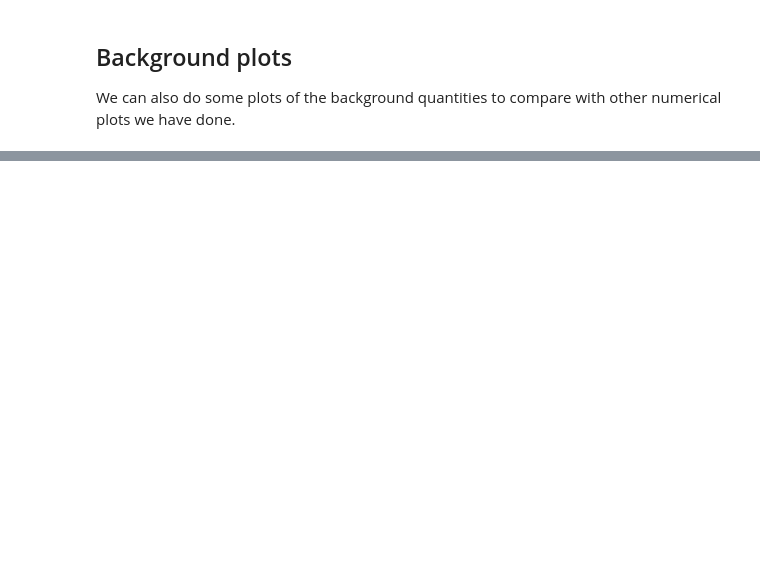
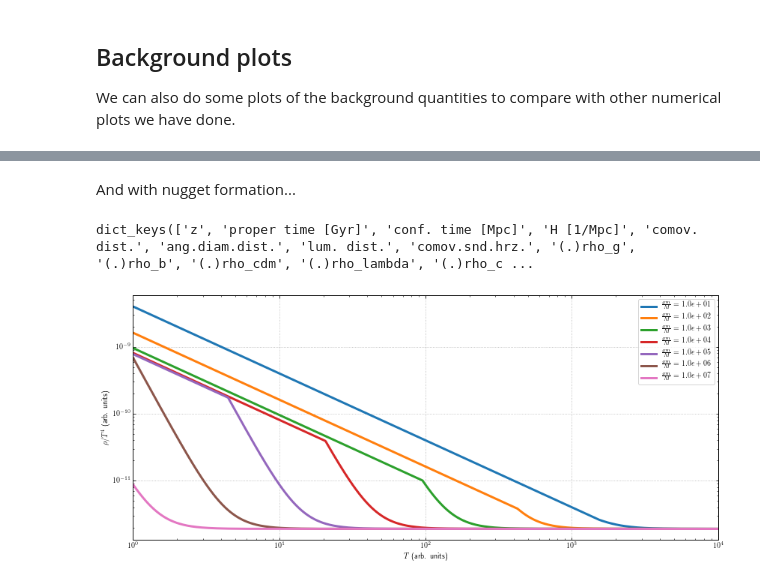
Before and after one commit to jsalvado/class_public, a Jupyter notebook: notebooks/longrange_checks.ipynb, the cells around one changed output, grey strips where cells are left out. Drawn from its saved outputs; the diff is of its cells as text; code cells hidden in the pictures; blank space fills up the shorter version.

```diff
--- a/notebooks/longrange_checks.ipynb
+++ b/notebooks/longrange_checks.ipynb
@@ -323,3 +323,30 @@ plt.legend();
+# %% [markdown]
+And with nugget formation...
+# %%
+plt.ylabel(r"$\rho/T^4$ (arb. units)")
+plt.xlabel(r"$T$ (arb. units)")
+plt.xscale("log")
+plt.yscale("log")
+plt.xlim(1, 1e4)
+for g_over_M in np.geomspace(1e1, 1e7, 7):
+    lrs_bkg.set({'lrs_m_F': 1, # Mass of the sourcing fermion [eV]
+                 'lrs_g_over_M': g_over_M, # Coupling divided by the scalar mass [eV^-1]
+                 'lrs_g_F': 6, # Number of fermionic degrees of freedom
+                 'lrs_T_F': 0.716486, # Ratio among the fermionic and photon temperatures. This is (4/11)^1/3 * (N_eff/3)^1/4})
+                 'lrs_M_phi': 0.01, # Scalar mass [eV]
+         'longrangescalar': 'y',
+         'longrangescalar_pt' : 'no',
+         'longrangescalar_nuggets' : 'y'
+                })
+    lrs_bkg.compute()
+    bkg = lrs_bkg.get_background()
+
+    plt.plot(1+bkg['z'], bkg["(.)rho_lrs"]/(1+bkg['z'])**4, label=r"$\frac{g m}{M} = %.1e$" % g_over_M)
+
+plt.legend();
+# %% [output]
+dict_keys(['z', 'proper time [Gyr]', 'conf. time [Mpc]', 'H [1/Mpc]', 'comov. dist.', 'ang.diam.dist.', 'lum. dist.', 'comov.snd.hrz.', '(.)rho_g', '(.)rho_b', '(.)rho_cdm', '(.)rho_lambda', '(.)rho_c ...
+[figure, added]
 # %%
 plt.ylabel(r"$p/\rho$")
 plt.xlabel(r"$T$ (arb. units)")
```
Also changed, not shown: parts of 10 cells of this notebook, 1 other file.
